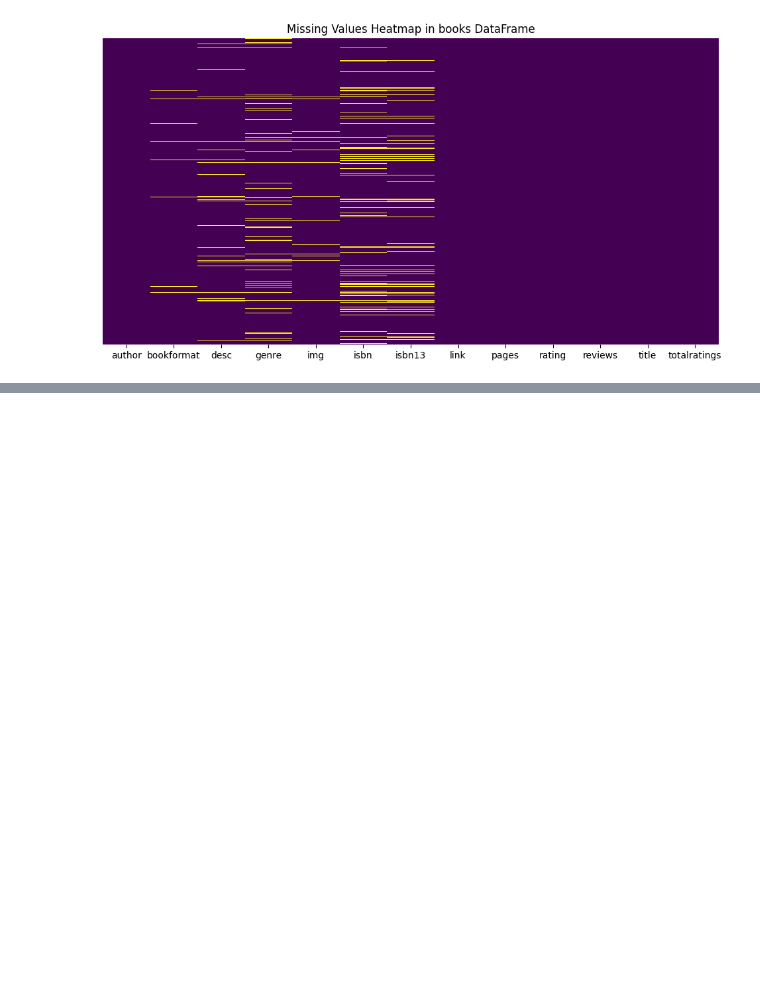
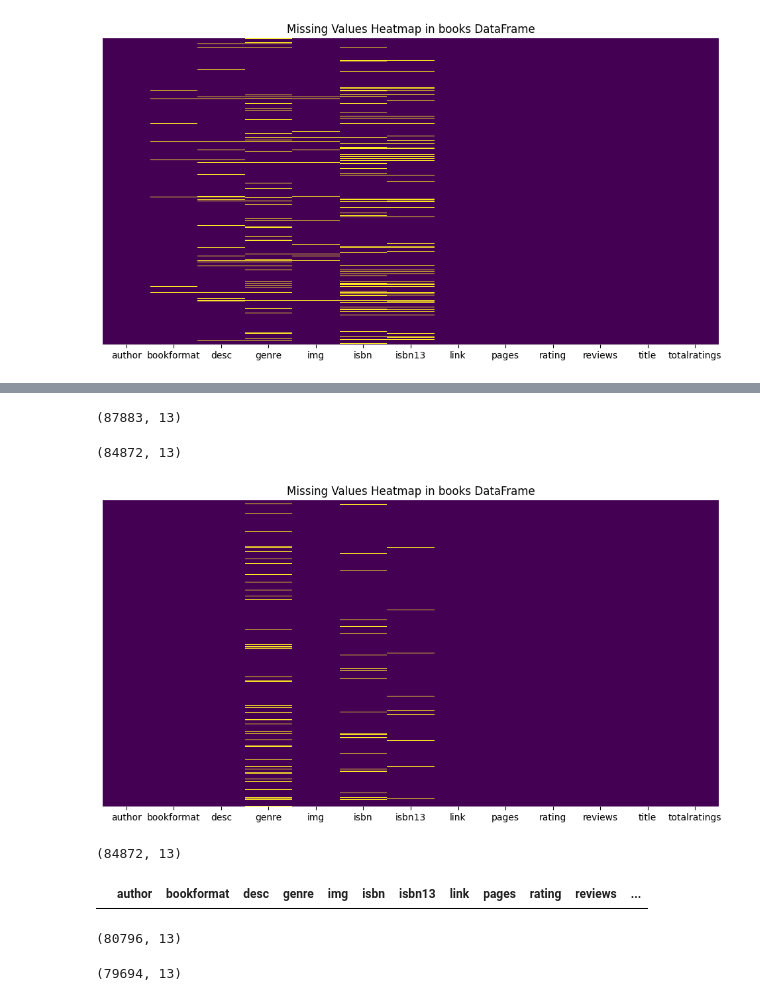
Before and after one commit to lilswapnil/book-recommender, a Jupyter notebook: notebook/data_exploration.ipynb, the cells around one changed output, grey strips where cells are left out. Drawn from its saved outputs; the diff is of its cells as text; code cells hidden in the pictures; blank space fills up the shorter version.

```diff
--- a/notebook/data_exploration.ipynb
+++ b/notebook/data_exploration.ipynb
@@ -96,3 +133,7 @@ plt.show()
+# %%
+books_no_genre_desc = books[books['genre'].isnull() & books['desc'].isnull()]
+books_no_genre_desc.head()
+books = books.drop(books_no_genre_desc.index)
 # %%
 books_no_isbn13 = books[books['isbn13'].isnull()]
 books_no_isbn13.head()
@@ -165,0 +147,42 @@ books[books['isbn13'].isnull()]
+# %%
+#drop books with no isbn and no isbn3
+books_with_no_isbn_and_isbn13 = books[books['isbn'].isnull() & books['isbn13'].isnull()]
+books = books.drop(books_with_no_isbn_and_isbn13.index)
+books.shape
+# %% [output]
+(87883, 13)
+# %%
+books_with_no_description = books[books['desc'].isnull()]
+books = books.drop(books_with_no_description.index)
+books.shape
+# %% [output]
+(84872, 13)
+# %%
+plt.figure(figsize=(12, 6))
+sns.heatmap(books.isnull(), cbar=False, yticklabels=False, cmap='viridis')
+plt.title('Missing Values Heatmap in books DataFrame')
+plt.show()
+# %% [output]
+[figure, added]
+# %%
+books_no_genre_desc = books[books['genre'].isnull() & books['desc'].isnull()]
+books = books.drop(books_no_genre_desc.index)
+books.shape
+# %% [output]
+(84872, 13)
+# %%
+display(books_no_genre_desc.head())
+# %% [output]
+|  | author | bookformat | desc | genre | img | isbn | isbn13 | link | pages | rating | reviews | ... |
+# %%
+books_with_no_isbn = books[books['isbn'].isnull()]
+books = books.drop(books_with_no_isbn.index)
+books.shape
+# %% [output]
+(80796, 13)
+# %%
+books_with_no_isb13 = books[books['isbn13'].isnull()]
+books = books.drop(books_with_no_isb13.index)
+books.shape
+# %% [output]
+(79694, 13)
```
Also changed, not shown: parts of 33 cells of this notebook.
